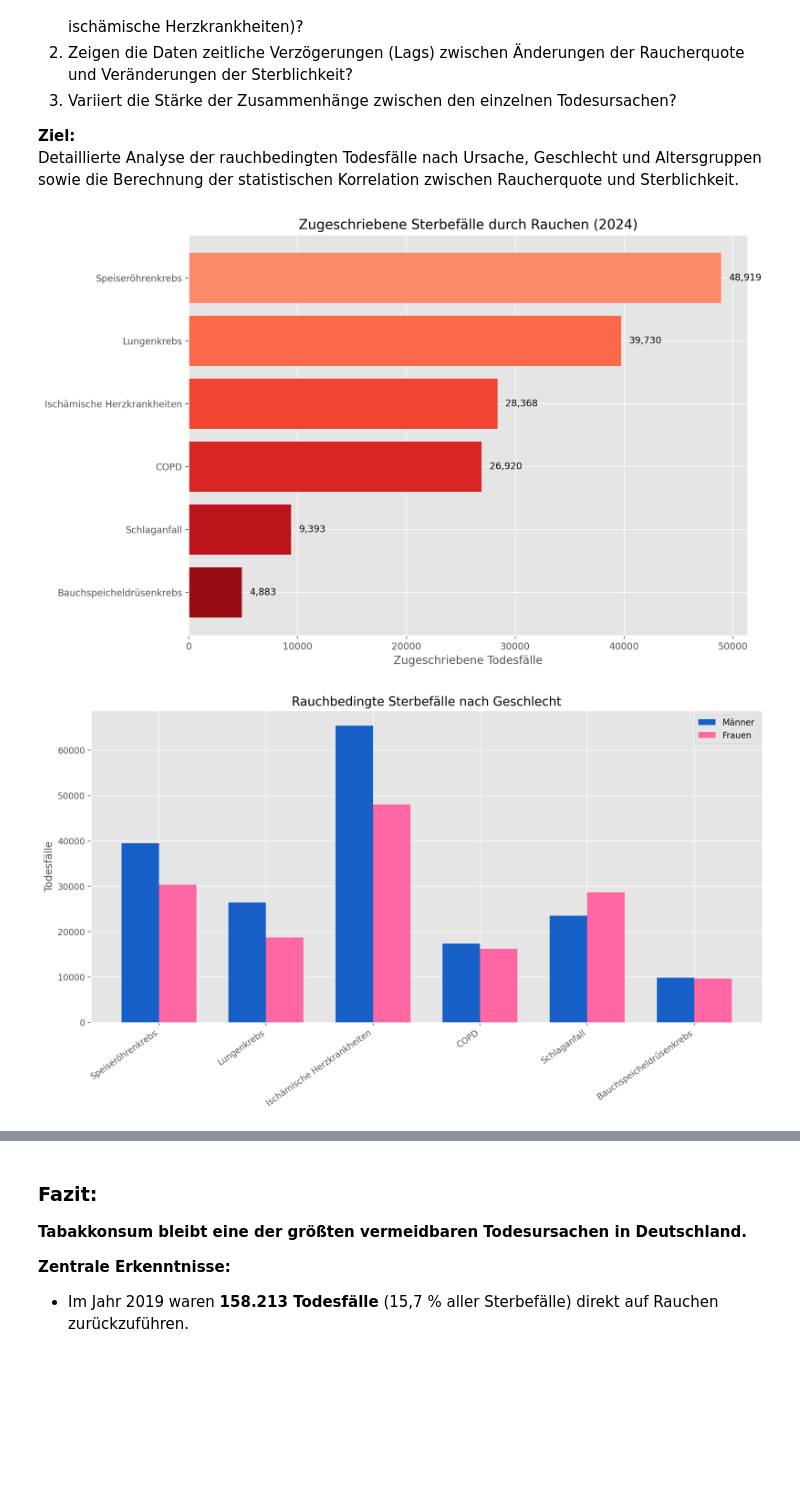
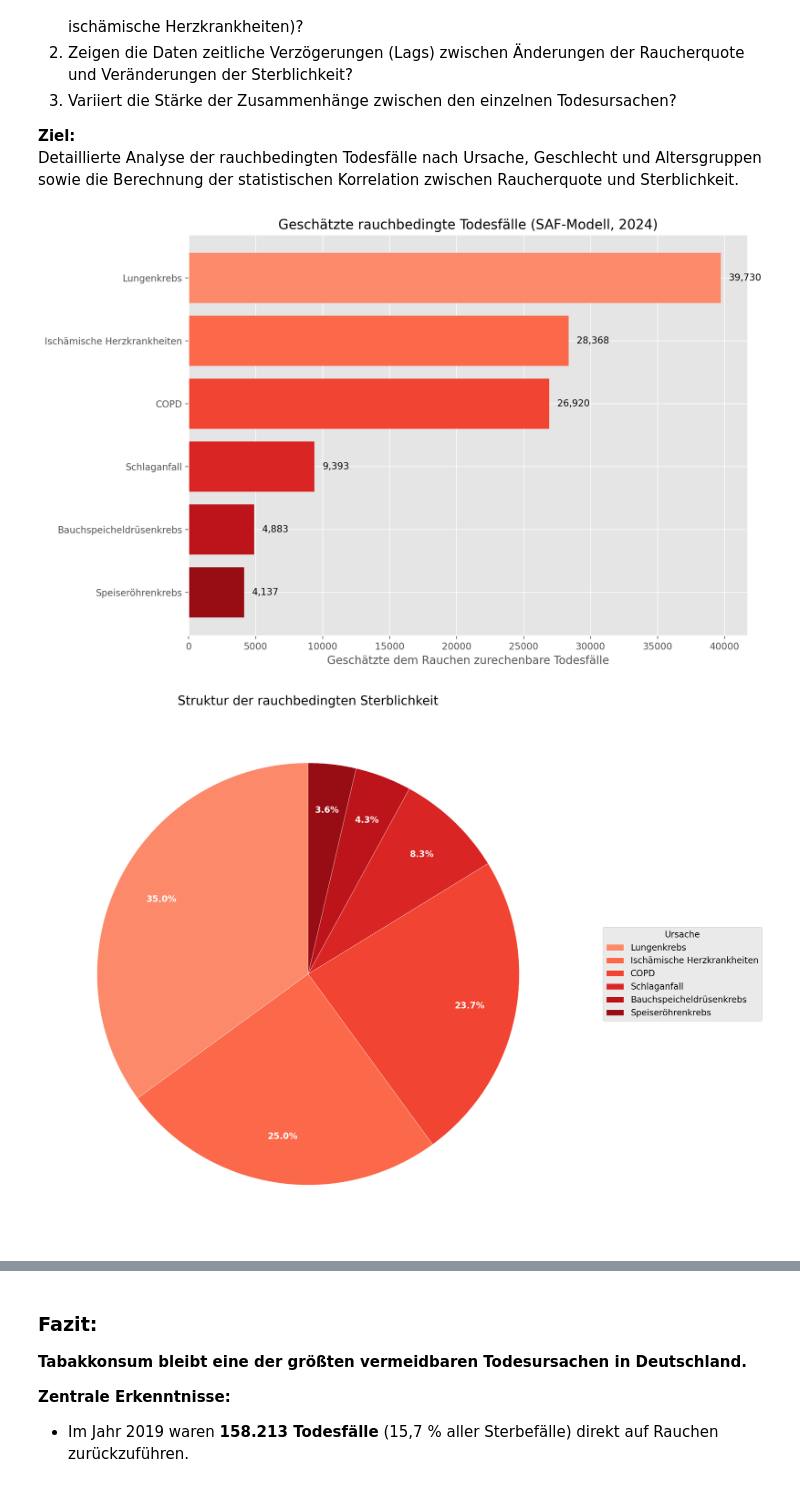
Before and after one commit to evda1011/Informprojekt_SoSe2026, a Jupyter notebook: Performance_Final.ipynb, the cells around one changed output, grey strips where cells are left out. Saved outputs shown, nothing was run; the diff lists cells and outputs as text; code cells hidden in the pictures; blank space fills up the shorter version.

```diff
--- a/Performance_Final.ipynb
+++ b/Performance_Final.ipynb
@@ -216,14 +216,11 @@ Die Analyse zeigt, dass Männer im Jahr 2024 häufiger rauchten als Frauen.
 **Ziel:**
 Detaillierte Analyse der rauchbedingten Todesfälle nach Ursache, Geschlecht und Altersgruppen sowie die Berechnung der statistischen Korrelation zwischen Raucherquote und Sterblichkeit.
 # %%
-import os
 from IPython.display import Image, display
 
-folder_path = '__Sterblichkeit__/Grafen/'
-graphs = sorted([f for f in os.listdir(folder_path) if f.endswith('.png')])
-
-for graph in graphs:
-    display(Image(filename=os.path.join(folder_path, graph)))
+display(Image("__Sterblichkeit__/Grafen/01_Zugeschriebene_Sterblichkeit.png"))
+display(Image("__Sterblichkeit__/Grafen/03_Struktur_Rauchbedingte_Sterblichkeit.png"))
+display(Image("__Sterblichkeit__/Grafen/02_Sterblichkeit_nach_Geschlecht.png"))
 # %% [output]
-[figure, old version]
+[figure, new version]
-[figure, old version]
+[figure, new version]
```
Also changed, not shown: parts of 6 cells of this notebook, 2 other files.
